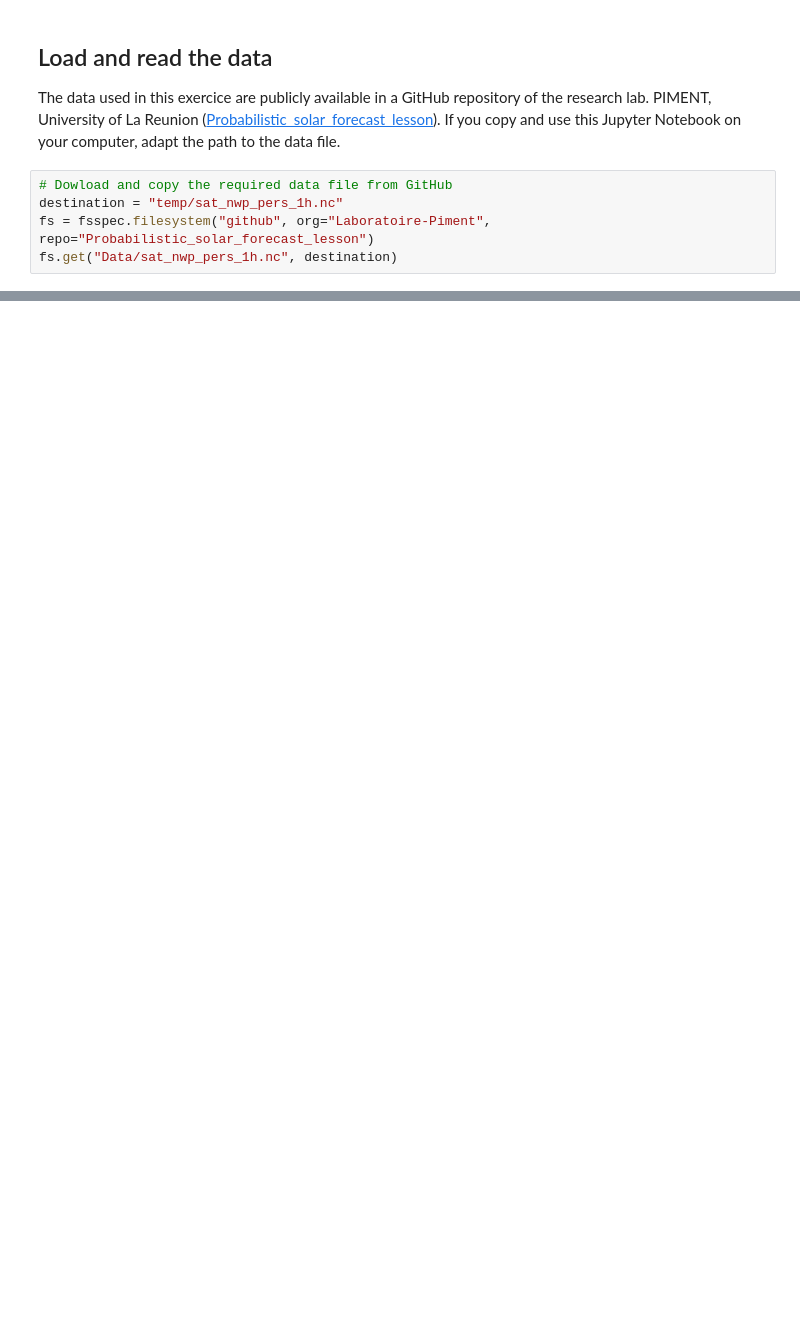
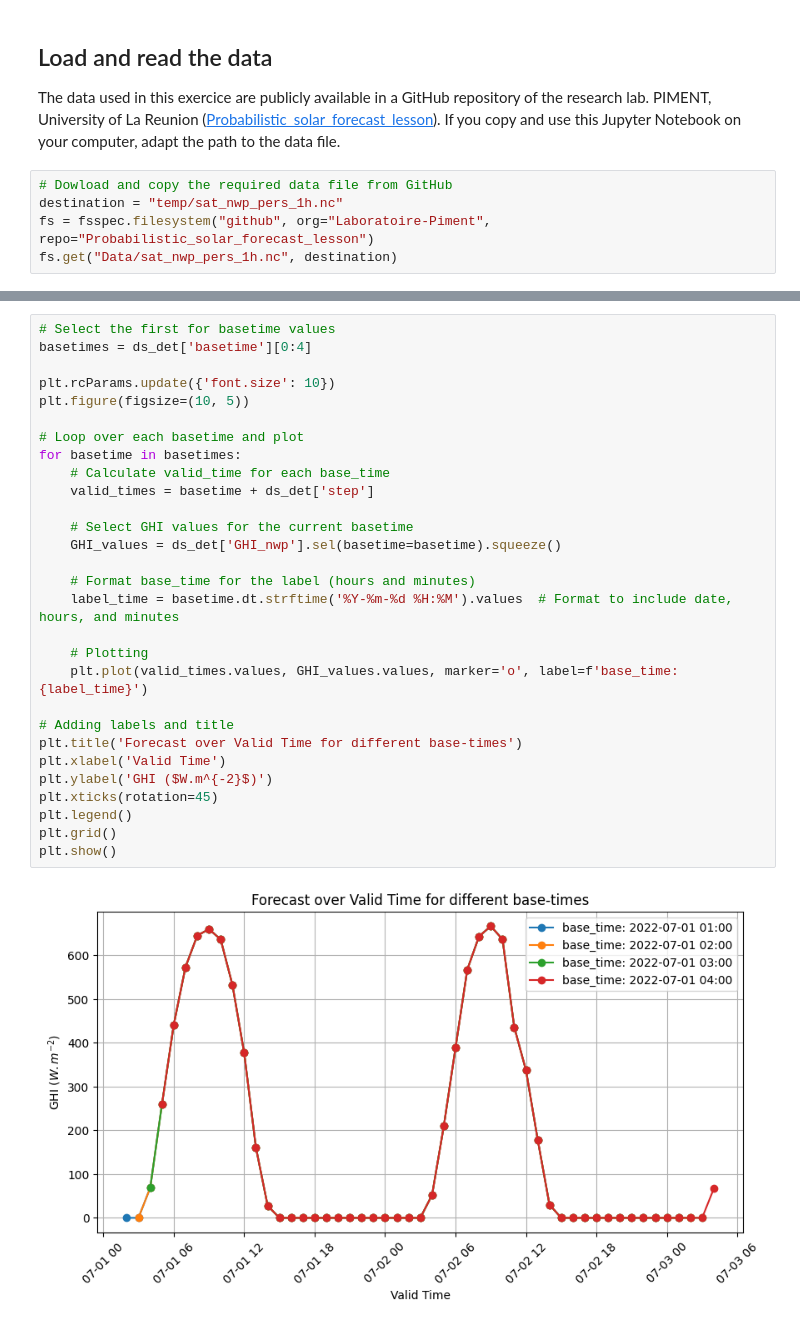
Before and after one commit to Laboratoire-Piment/Probabilistic_solar_forecast_lesson, a Jupyter notebook: Jupyter_Notebooks/1-Explore_solar_forecast.ipynb, the cells around one changed output, grey strips where cells are left out. Drawn from its saved outputs; the diff is of its cells as text; blank space fills up the shorter version.

```diff
--- a/Jupyter_Notebooks/1-Explore_solar_forecast.ipynb
+++ b/Jupyter_Notebooks/1-Explore_solar_forecast.ipynb
@@ -76,0 +245,31 @@ Attributes:
+# %%
+# Select the first for basetime values
+basetimes = ds_det['basetime'][0:4]
+
+plt.rcParams.update({'font.size': 10})
+plt.figure(figsize=(10, 5))
+
+# Loop over each basetime and plot
+for basetime in basetimes:
+    # Calculate valid_time for each base_time
+    valid_times = basetime + ds_det['step']
+
+    # Select GHI values for the current basetime
+    GHI_values = ds_det['GHI_nwp'].sel(basetime=basetime).squeeze()
+
+    # Format base_time for the label (hours and minutes)
+    label_time = basetime.dt.strftime('%Y-%m-%d %H:%M').values  # Format to include date, hours, and minutes
+
+    # Plotting
+    plt.plot(valid_times.values, GHI_values.values, marker='o', label=f'base_time: {label_time}')
+
+# Adding labels and title
+plt.title('Forecast over Valid Time for different base-times')
+plt.xlabel('Valid Time')
+plt.ylabel('GHI ($W.m^{-2}$)')
+plt.xticks(rotation=45)
+plt.legend()
+plt.grid()
+plt.show()
+# %% [output]
+[figure, added]
```
Also changed, not shown: parts of 17 cells of this notebook, 2 other files.
